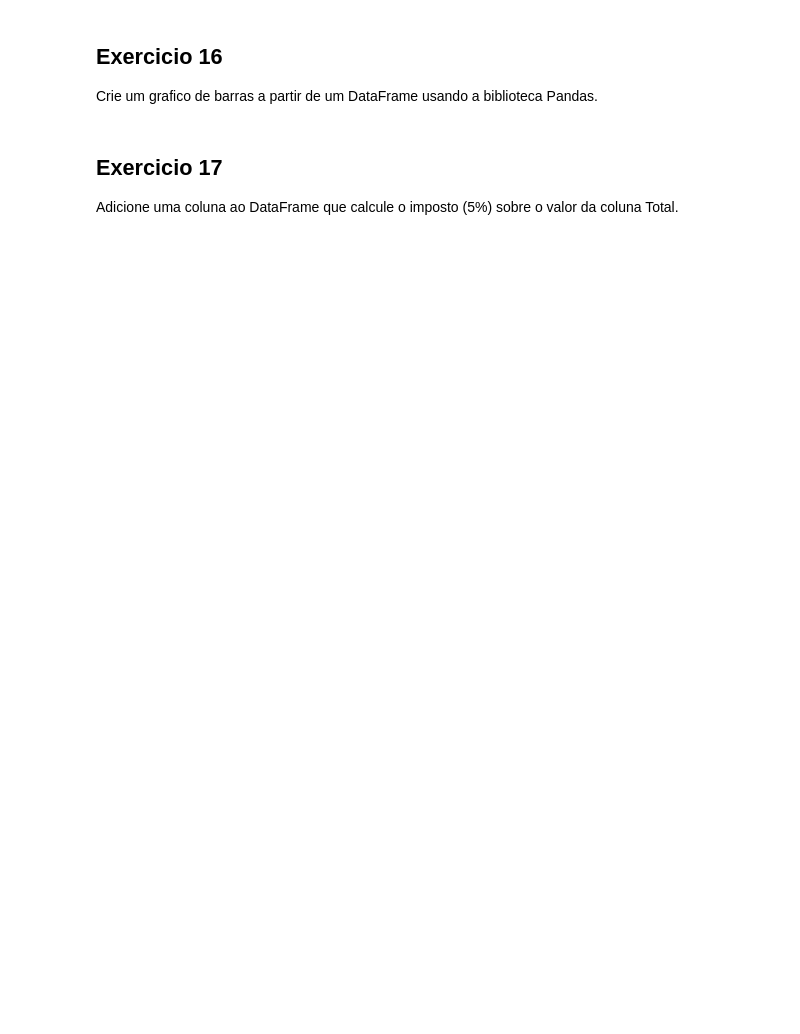
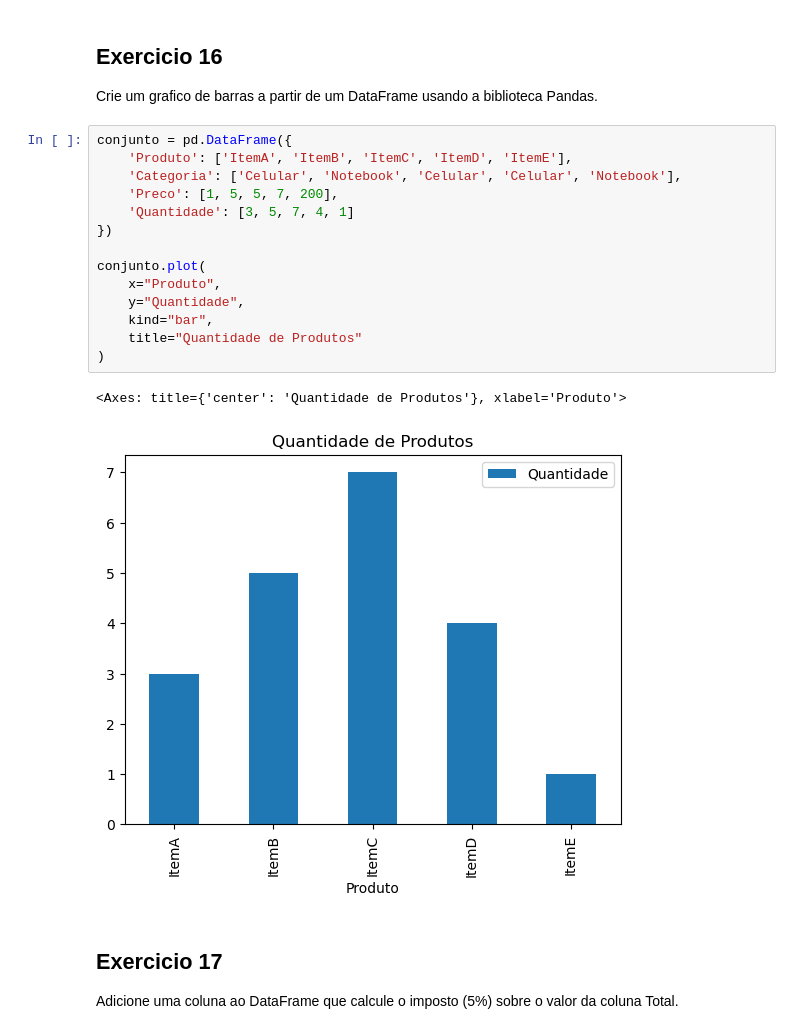
Before and after one commit to pecosta23/IaUmcFabiano, a Jupyter notebook: Exercicios_LibsPython_PedroCosta_06C.ipynb, the cells around one changed output. Drawn from its saved outputs; the diff is of its cells as text; blank space fills up the shorter version.

```diff
--- a/Exercicios_LibsPython_PedroCosta_06C.ipynb
+++ b/Exercicios_LibsPython_PedroCosta_06C.ipynb
@@ -588,6 +899,23 @@ Crie um DataFrame com dados faltantes e use a interpolacao linear para preenche-
 ## Exercicio 16
 
 Crie um grafico de barras a partir de um DataFrame usando a biblioteca Pandas.
+# %%
+conjunto = pd.DataFrame({
+    'Produto': ['ItemA', 'ItemB', 'ItemC', 'ItemD', 'ItemE'],
+    'Categoria': ['Celular', 'Notebook', 'Celular', 'Celular', 'Notebook'],
+    'Preco': [1, 5, 5, 7, 200],
+    'Quantidade': [3, 5, 7, 4, 1]
+})
+
+conjunto.plot(
+    x="Produto",
+    y="Quantidade",
+    kind="bar",
+    title="Quantidade de Produtos"
+)
+# %% [output]
+<Axes: title={'center': 'Quantidade de Produtos'}, xlabel='Produto'>
+[figure, added]
 # %% [markdown]
 ## Exercicio 17
 
```
Also changed, not shown: parts of 45 cells of this notebook, 2 other files.
